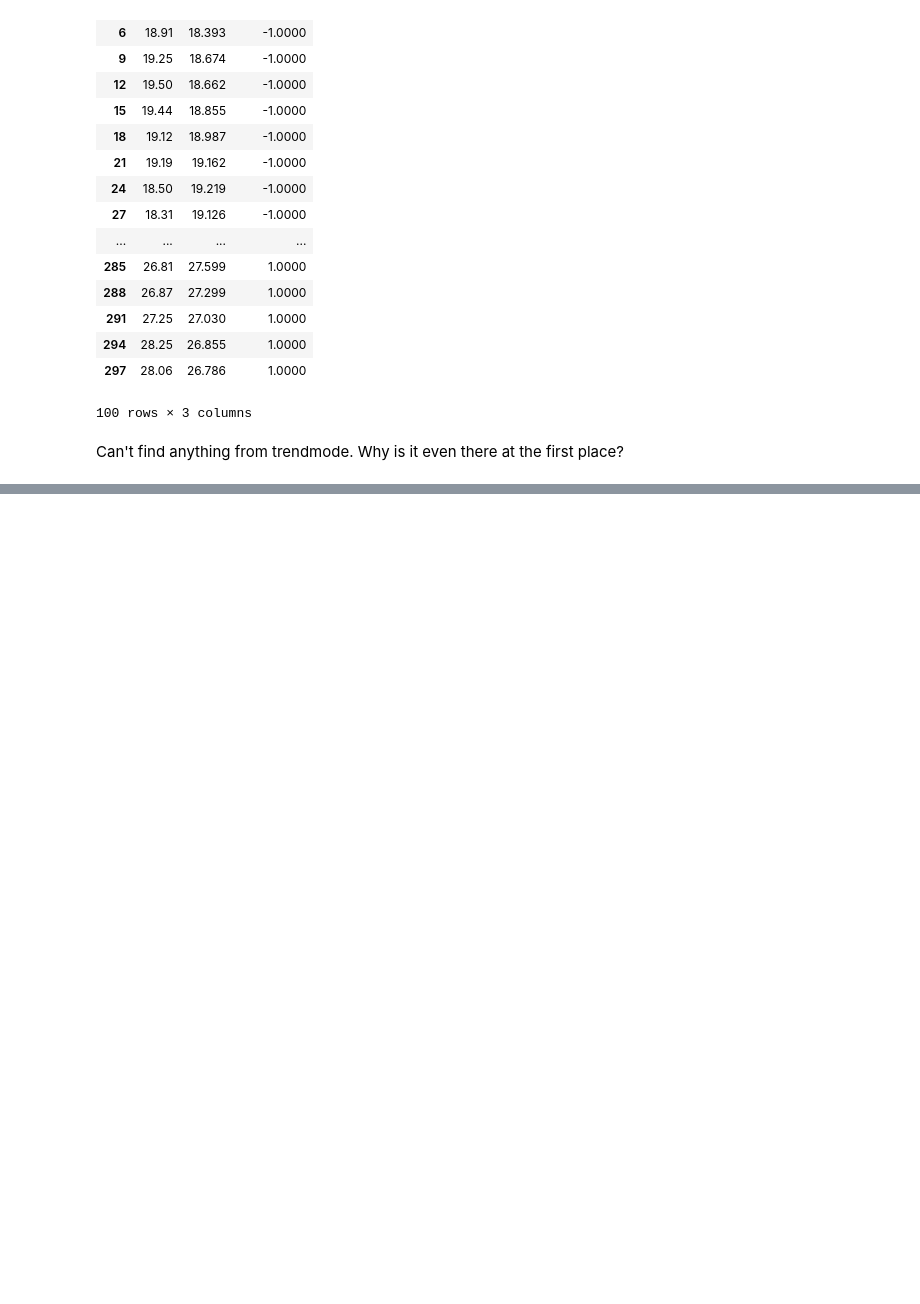
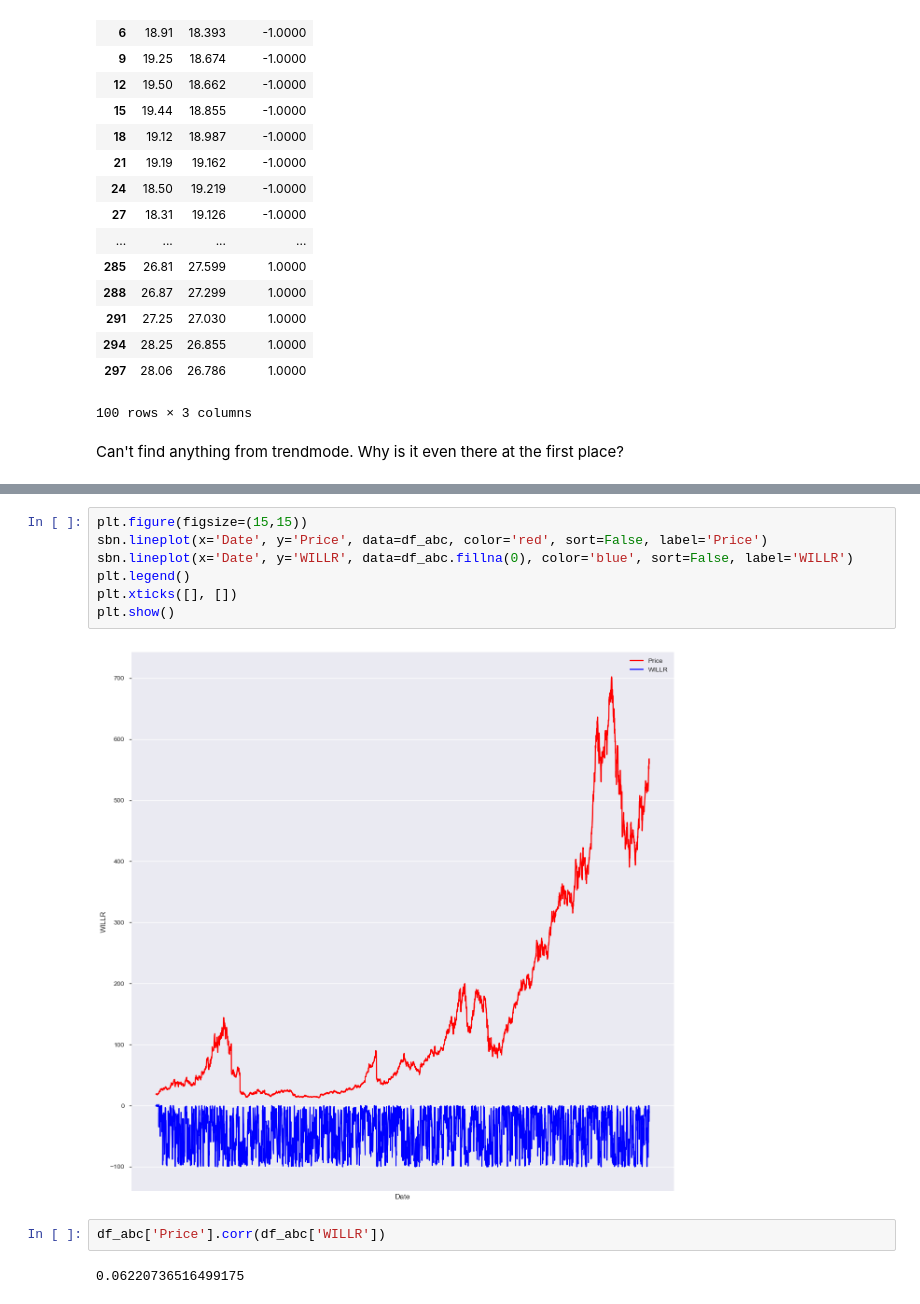
Before and after one commit to Japkeerat/Freedom-From-Uncertainty, a Jupyter notebook: EDA+feature_generation.ipynb, the cells around one changed output, grey strips where cells are left out. Saved outputs shown, nothing was run; the diff lists cells and outputs as text; blank space fills up the shorter version.

```diff
--- a/EDA+feature_generation.ipynb
+++ b/EDA+feature_generation.ipynb
@@ -285,0 +327,13 @@ Can't find anything from trendmode. Why is it even there at the first place?
+# %%
+plt.figure(figsize=(15,15))
+sbn.lineplot(x='Date', y='Price', data=df_abc, color='red', sort=False, label='Price')
+sbn.lineplot(x='Date', y='WILLR', data=df_abc.fillna(0), color='blue', sort=False, label='WILLR')
+plt.legend()
+plt.xticks([], [])
+plt.show()
+# %% [output]
+[figure, added]
+# %%
+df_abc['Price'].corr(df_abc['WILLR'])
+# %% [output]
+0.06220736516499175
```
Also changed, not shown: parts of 8 cells of this notebook.
